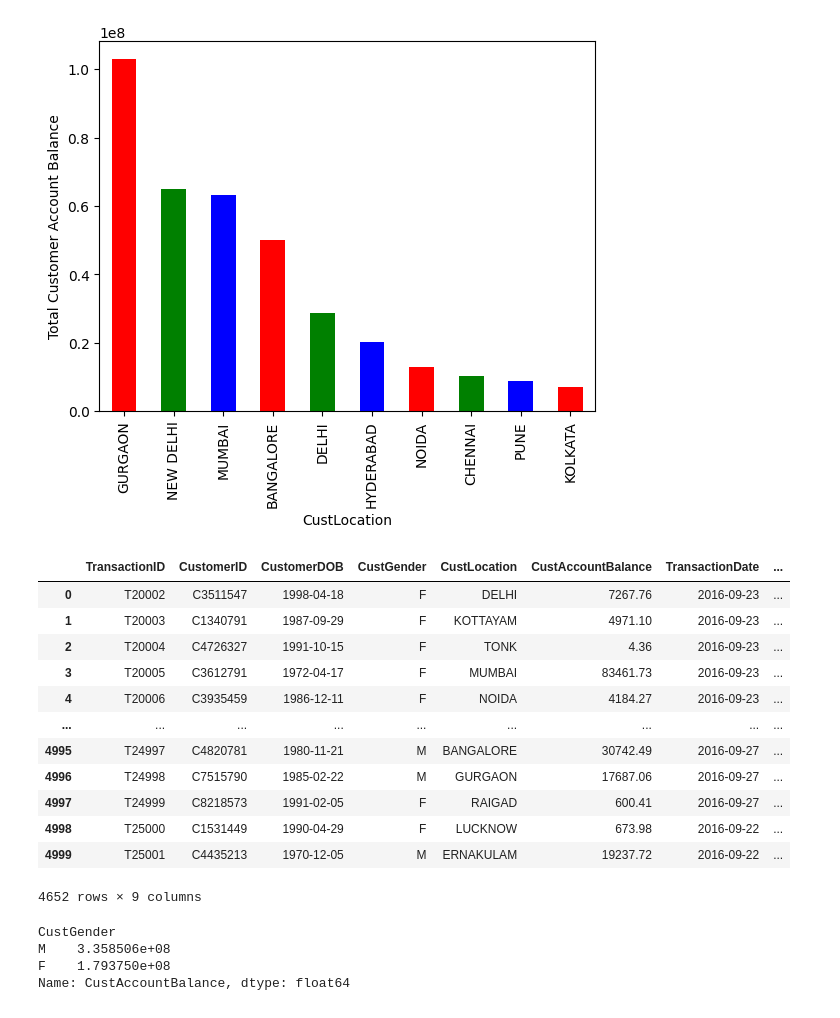
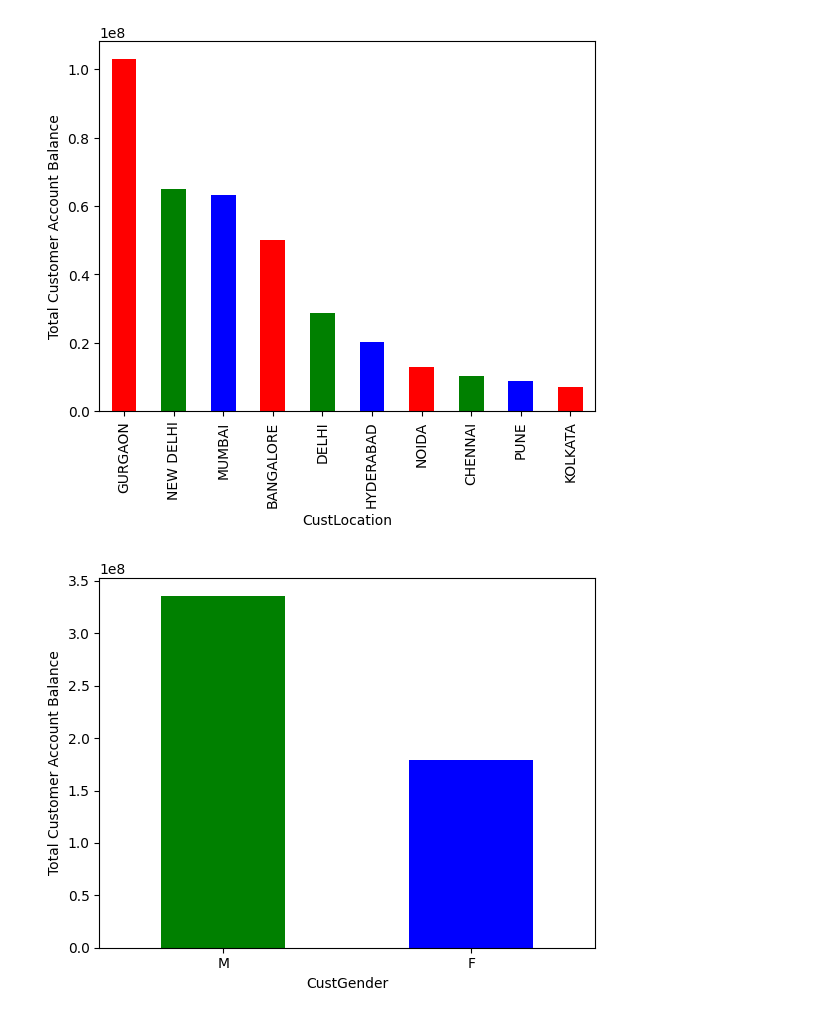
Before and after one commit to danielhermawan02/Bank-Segmentation-Analysis, a Jupyter notebook: tugas1.ipynb, the cells around one changed output. Drawn from its saved outputs; the diff is of its cells as text; code cells hidden in the pictures.

```diff
--- a/tugas1.ipynb
+++ b/tugas1.ipynb
@@ -231,31 +239,13 @@ plt.ylabel('Total Customer Account Balance')
 plt.show()
 # %% [output]
 [figure]
-# %%
-df
-# %% [output]
-|  | TransactionID | CustomerID | CustomerDOB | CustGender | CustLocation | CustAccountBalance | TransactionDate | ... |
-| 0 | T20002 | C3511547 | 1998-04-18 | F | DELHI | 7267.76 | 2016-09-23 | ... |
-| 1 | T20003 | C1340791 | 1987-09-29 | F | KOTTAYAM | 4971.10 | 2016-09-23 | ... |
-| 2 | T20004 | C4726327 | 1991-10-15 | F | TONK | 4.36 | 2016-09-23 | ... |
-| 3 | T20005 | C3612791 | 1972-04-17 | F | MUMBAI | 83461.73 | 2016-09-23 | ... |
-| 4 | T20006 | C3935459 | 1986-12-11 | F | NOIDA | 4184.27 | 2016-09-23 | ... |
-| ... | ... | ... | ... | ... | ... | ... | ... | ... |
-| 4995 | T24997 | C4820781 | 1980-11-21 | M | BANGALORE | 30742.49 | 2016-09-27 | ... |
-| 4996 | T24998 | C7515790 | 1985-02-22 | M | GURGAON | 17687.06 | 2016-09-27 | ... |
-| 4997 | T24999 | C8218573 | 1991-02-05 | F | RAIGAD | 600.41 | 2016-09-27 | ... |
-| 4998 | T25000 | C1531449 | 1990-04-29 | F | LUCKNOW | 673.98 | 2016-09-22 | ... |
-| 4999 | T25001 | C4435213 | 1970-12-05 | M | ERNAKULAM | 19237.72 | 2016-09-22 | ... |
-4652 rows × 9 columns
 # %%
 # Highest Customer Account Balance based on Location
 df_cust_gender_bal = df.groupby('CustGender')['CustAccountBalance'].sum().sort_values(ascending = False)
-df_cust_gender_bal
-df_cust_bal.plot(kind= 'bar')
+# df_cust_gender_bal
+df_cust_gender_bal.plot(kind= 'bar', color = ['g','b'])
 plt.ylabel('Total Customer Account Balance')
+plt.xticks(rotation = 360)
 plt.show()
 # %% [output]
-CustGender
-M    3.358506e+08
-F    1.793750e+08
-Name: CustAccountBalance, dtype: float64
+[figure, added]
```
Also changed, not shown: parts of 4 cells of this notebook.
